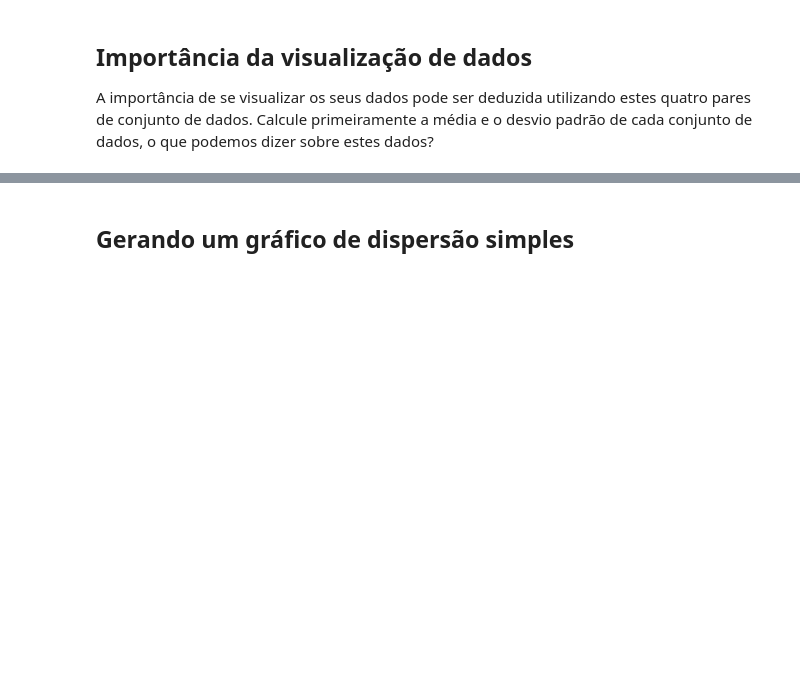
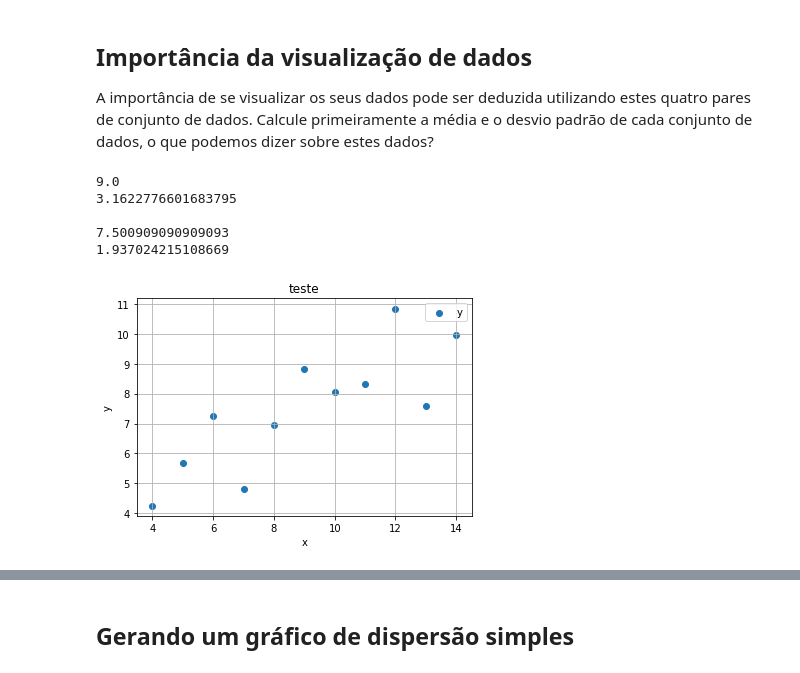
Before and after one commit to tetsufmbio/IMD0033, a Jupyter notebook: aula11/aula11-Matplotlib.ipynb, the cells around one changed output, grey strips where cells are left out. Saved outputs shown, nothing was run; the diff lists cells and outputs as text; code cells hidden in the pictures; blank space fills up the shorter version.

```diff
--- a/aula11/aula11-Matplotlib.ipynb
+++ b/aula11/aula11-Matplotlib.ipynb
@@ -29,6 +29,27 @@ A importância de se visualizar os seus dados pode ser deduzida utilizando estes
 # %%
 x = np.array([10.0,8.0,13.0,9.0,11.0,14.0,6.0,4.0,12.0,7.0,5.0])
 y = np.array([8.04,6.95,7.58,8.81,8.33,9.96,7.24,4.26,10.84,4.82,5.68])
+
+print(x.mean())
+print(x.std())
+print()
+print(y.mean())
+print(y.std())
+
+plt.scatter(x,y, label="y")
+plt.title("teste")
+plt.xlabel("x")
+plt.ylabel("y")
+plt.legend()
+plt.grid()
+plt.show()
+# %% [output]
+9.0
+3.1622776601683795
+
+7.500909090909093
+1.937024215108669
+[figure, added]
 # %%
 x = np.array([10.0,8.0,13.0,9.0,11.0,14.0,6.0,4.0,12.0,7.0,5.0])
 y = np.array([9.14,8.14,8.74,8.77,9.26,8.10,6.13,3.10,9.13,7.26,4.74])
```
Also changed, not shown: parts of 17 cells of this notebook, 7 other files.
